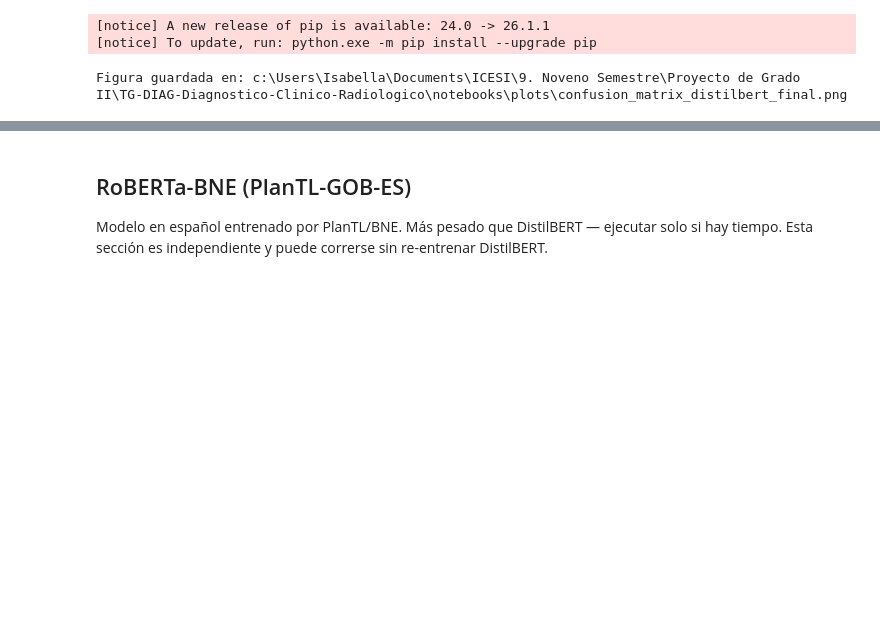
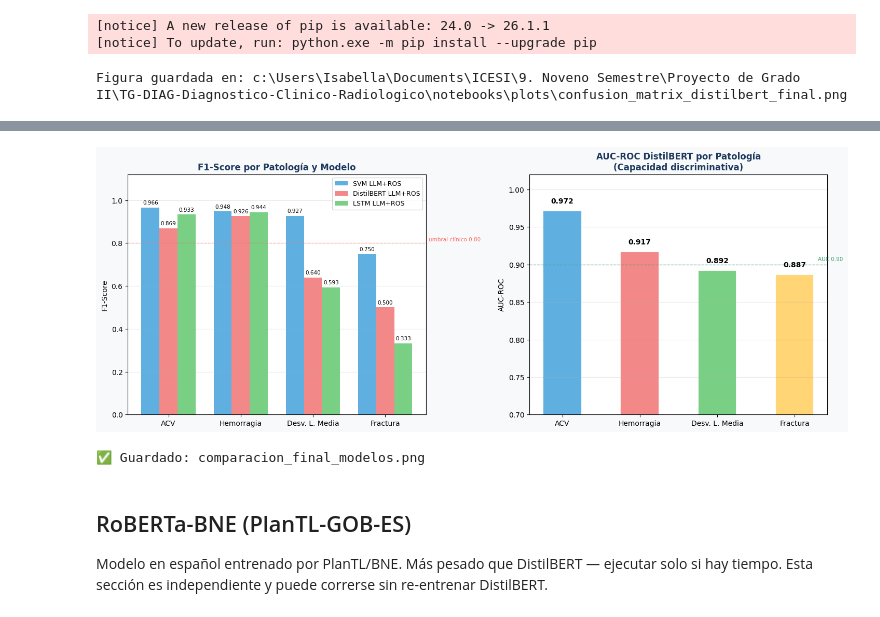
Before and after one commit to AI4Radiology/TG-DIAG-Diagnostico-Clinico-Radiologico, a Jupyter notebook: notebooks/6_Modelo_Transformers.ipynb, the cells around one changed output, grey strips where cells are left out. Cells and saved outputs as stored; diff of their text form; code cells hidden in the pictures; blank space fills up the shorter version.

```diff
--- a/notebooks/6_Modelo_Transformers.ipynb
+++ b/notebooks/6_Modelo_Transformers.ipynb
@@ -909,3 +1229,77 @@ Figura guardada en: c:\Users\Isabella\Documents\ICESI\9. Noveno Semestre\Proyect
+# %%
+# =============================================================================
+# COMPARACIÓN VISUAL FINAL — SVM vs DistilBERT vs LSTM por patología
+# =============================================================================
+import matplotlib.pyplot as plt
+import numpy as np
+
+patologias_plot  = ['ACV', 'Hemorragia', 'Desv. L. Media', 'Fractura']
+f1_svm           = [0.966, 0.948, 0.927, 0.750]
+f1_distilbert    = [0.869, 0.926, 0.640, 0.500]
+f1_lstm          = [0.933, 0.944, 0.593, 0.333]
+
+# AUC reportados
+auc_distilbert   = [0.972, 0.917, 0.892, 0.887]
+
+x   = np.arange(len(patologias_plot))
+w   = 0.25
+fig, axes = plt.subplots(1, 2, figsize=(15, 6))
+fig.patch.set_facecolor('#F8F9FA')
+
+# ── Gráfica 1: F1 por modelo ─────────────────────────────────────────────────
+ax = axes[0]
+bars1 = ax.bar(x - w,   f1_svm,        w, label='SVM LLM+ROS',          color='#4EA8DE', alpha=0.9)
+bars2 = ax.bar(x,       f1_distilbert, w, label='DistilBERT LLM+ROS',   color='#F27B7B', alpha=0.9)
+bars3 = ax.bar(x + w,   f1_lstm,       w, label='LSTM LLM+ROS',         color='#6BCB77', alpha=0.9)
+
+for bars in [bars1, bars2, bars3]:
+    for bar in bars:
+        h = bar.get_height()
+        ax.text(bar.get_x() + bar.get_width()/2, h + 0.01,
+                f'{h:.3f}', ha='center', va='bottom', fontsize=7.5)
+
+ax.set_title('F1-Score por Patología y Modelo', fontweight='bold',
+             color='#1E3A5F', fontsize=12)
+ax.set_xticks(x)
+ax.set_xticklabels(patologias_plot, fontsize=10)
+ax.set_ylabel('F1-Score', fontsize=10)
+ax.set_ylim(0, 1.12)
+ax.legend(fontsize=9)
+ax.grid(axis='y', alpha=0.3)
+ax.set_facecolor('white')
+
+# Línea de referencia clínica
+ax.axhline(0.80, color='#FF6B6B', linestyle='--', alpha=0.5, linewidth=1)
+ax.text(3.6, 0.81, 'umbral clínico 0.80', fontsize=7.5, color='#FF6B6B')
+
+# ── Gráfica 2: AUC DistilBERT por patología ──────────────────────────────────
+ax2 = axes[1]
+colores_pat = ['#4EA8DE', '#F27B7B', '#6BCB77', '#FFD166']
+bars_auc = ax2.bar(x, auc_distilbert, 0.5,
+                   color=colores_pat, alpha=0.9, edgecolor='white', linewidth=1.5)
+for bar, val in zip(bars_auc, auc_distilbert):
+    ax2.text(bar.get_x() + bar.get_width()/2, bar.get_height() + 0.008,
+             f'{val:.3f}', ha='center', va='bottom', fontsize=10, fontweight='bold')
+
+ax2.set_title('AUC-ROC DistilBERT por Patología\n(Capacidad discriminativa)',
+              fontweight='bold', color='#1E3A5F', fontsize=12)
+ax2.set_xticks(x)
+ax2.set_xticklabels(patologias_plot, fontsize=10)
+ax2.set_ylabel('AUC-ROC', fontsize=10)
+ax2.set_ylim(0.7, 1.02)
+ax2.axhline(0.90, color='#2E9E6B', linestyle='--', alpha=0.5, linewidth=1)
+ax2.text(3.3, 0.905, 'AUC 0.90', fontsize=7.5, color='#2E9E6B')
+ax2.grid(axis='y', alpha=0.3)
+ax2.set_facecolor('white')
+
+plt.tight_layout(pad=2.5)
+plt.savefig('comparacion_final_modelos.png', dpi=150,
+            bbox_inches='tight', facecolor=fig.get_facecolor())
+plt.show()
+print("✅ Guardado: comparacion_final_modelos.png")
+# %% [output]
+[figure, added]
+✅ Guardado: comparacion_final_modelos.png
 # %% [markdown]
 ## RoBERTa-BNE (PlanTL-GOB-ES)
 
```
Also changed, not shown: parts of 2 cells of this notebook, 7 other files.
